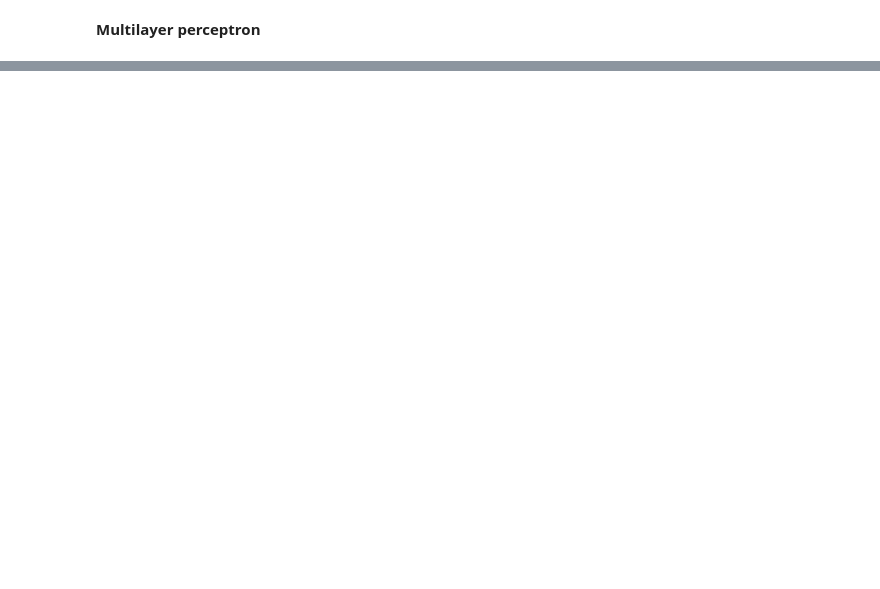
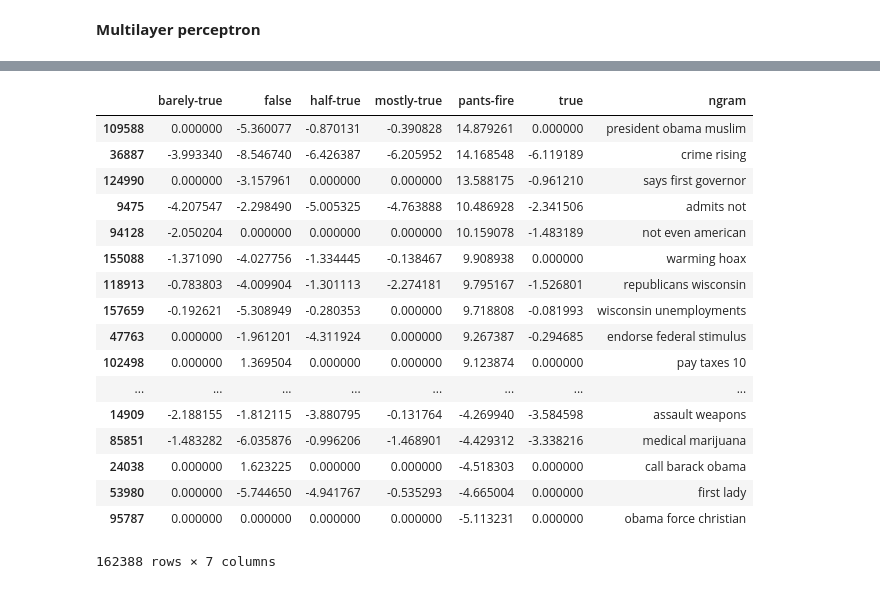
Before and after one commit to joshuamei91/ga-dsi-sg-07, a Jupyter notebook: capstone/US fake news analysis.ipynb, the cells around one changed output, grey strips where cells are left out. Cells and saved outputs as stored; diff of their text form; code cells hidden in the pictures; blank space fills up the shorter version.

```diff
--- a/capstone/US fake news analysis.ipynb
+++ b/capstone/US fake news analysis.ipynb
@@ -1051,0 +1116,8 @@ mlp_transformer_pipeline = Pipeline([
+# %%
+# ngrams 2,3
+pipeline_text_logr_final = Pipeline([
+    ('vect', CountVectorizer(stop_words=stopword_list, ngram_range=(2,3))),
+    ('logr', LogisticRegression(multi_class='ovr', solver='liblinear', random_state=42, C=5994.8425031894085,
+                               penalty='l1'))
+])
+pipeline_text_logr_final.fit(news_train['statement'], news_train['label'])
@@ -1051,0 +1132,24 @@ mlp_transformer_pipeline = Pipeline([
+# %%
+text_coef = pd.DataFrame(pipeline_text_logr_final.named_steps['logr'].coef_).T
+text_coef.columns = pipeline_text_logr_final.named_steps['logr'].classes_
+text_coef['ngram'] = pipeline_text_logr_final.named_steps['vect'].get_feature_names()
+text_coef.sort_values('pants-fire', ascending=False)
+# %% [output]
+|  | barely-true | false | half-true | mostly-true | pants-fire | true | ngram |
+| 109588 | 0.000000 | -5.360077 | -0.870131 | -0.390828 | 14.879261 | 0.000000 | president obama muslim |
+| 36887 | -3.993340 | -8.546740 | -6.426387 | -6.205952 | 14.168548 | -6.119189 | crime rising |
+| 124990 | 0.000000 | -3.157961 | 0.000000 | 0.000000 | 13.588175 | -0.961210 | says first governor |
+| 9475 | -4.207547 | -2.298490 | -5.005325 | -4.763888 | 10.486928 | -2.341506 | admits not |
+| 94128 | -2.050204 | 0.000000 | 0.000000 | 0.000000 | 10.159078 | -1.483189 | not even american |
+| 155088 | -1.371090 | -4.027756 | -1.334445 | -0.138467 | 9.908938 | 0.000000 | warming hoax |
+| 118913 | -0.783803 | -4.009904 | -1.301113 | -2.274181 | 9.795167 | -1.526801 | republicans wisconsin |
+| 157659 | -0.192621 | -5.308949 | -0.280353 | 0.000000 | 9.718808 | -0.081993 | wisconsin unemployments |
+| 47763 | 0.000000 | -1.961201 | -4.311924 | 0.000000 | 9.267387 | -0.294685 | endorse federal stimulus |
+| 102498 | 0.000000 | 1.369504 | 0.000000 | 0.000000 | 9.123874 | 0.000000 | pay taxes 10 |
+| ... | ... | ... | ... | ... | ... | ... | ... |
+| 14909 | -2.188155 | -1.812115 | -3.880795 | -0.131764 | -4.269940 | -3.584598 | assault weapons |
+| 85851 | -1.483282 | -6.035876 | -0.996206 | -1.468901 | -4.429312 | -3.338216 | medical marijuana |
+| 24038 | 0.000000 | 1.623225 | 0.000000 | 0.000000 | -4.518303 | 0.000000 | call barack obama |
+| 53980 | 0.000000 | -5.744650 | -4.941767 | -0.535293 | -4.665004 | 0.000000 | first lady |
+| 95787 | 0.000000 | 0.000000 | 0.000000 | 0.000000 | -5.113231 | 0.000000 | obama force christian |
+162388 rows × 7 columns
```
Also changed, not shown: parts of 57 cells of this notebook, 2 other files.
